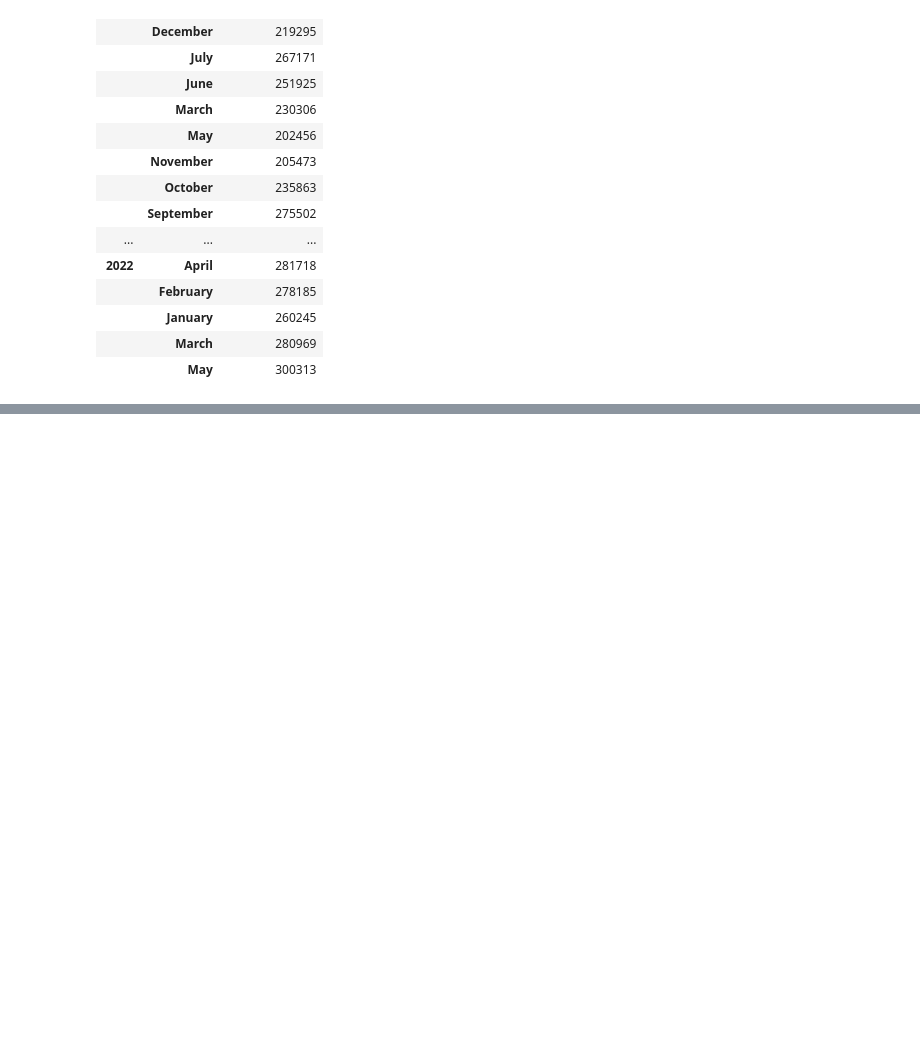
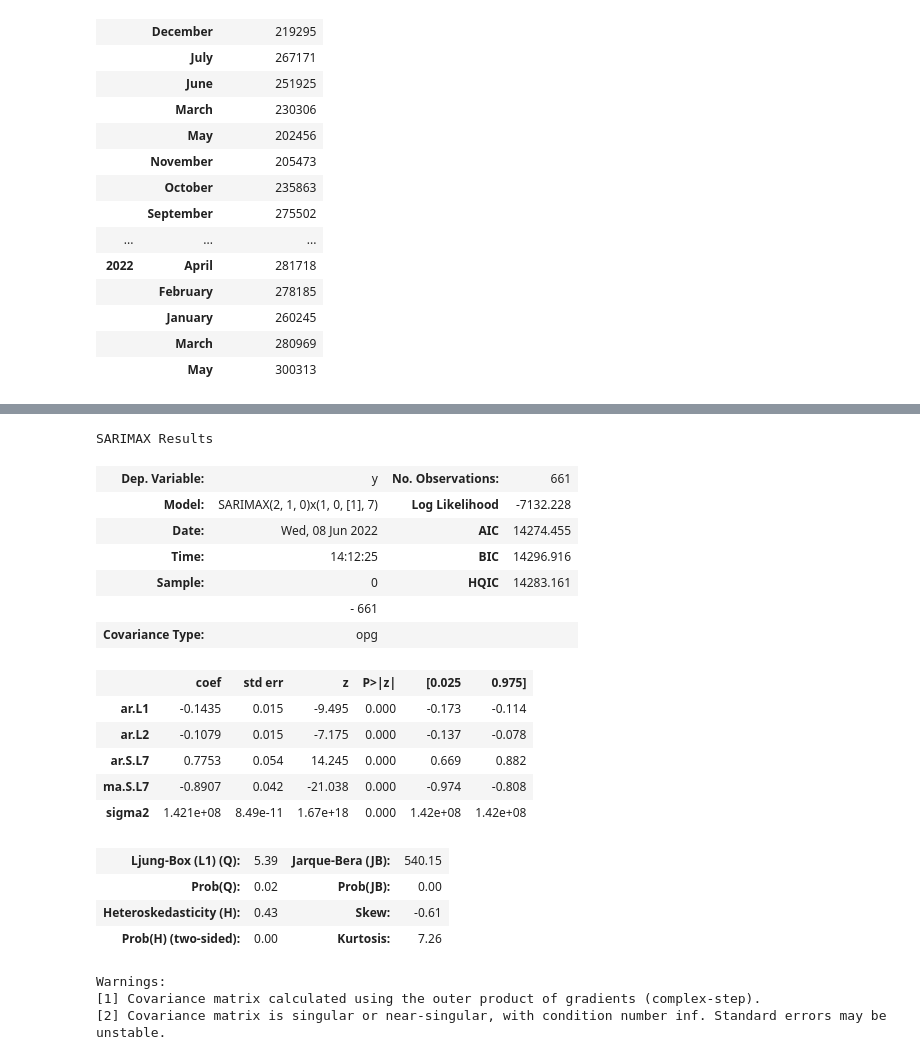
Before and after one commit to ravsheerRSA/Python_Training, a Jupyter notebook: training.ipynb, the cells around one changed output, grey strips where cells are left out. Drawn from its saved outputs; the diff is of its cells as text; code cells hidden in the pictures; blank space fills up the shorter version.

```diff
--- a/training.ipynb
+++ b/training.ipynb
@@ -921,0 +980,24 @@ df3
+# %%
+arima_model.summary()
+# %% [output]
+SARIMAX Results
+| Dep. Variable: | y | No. Observations: | 661 |
+| Model: | SARIMAX(2, 1, 0)x(1, 0, [1], 7) | Log Likelihood | -7132.228 |
+| Date: | Wed, 08 Jun 2022 | AIC | 14274.455 |
+| Time: | 14:12:25 | BIC | 14296.916 |
+| Sample: | 0 | HQIC | 14283.161 |
+|  | - 661 |  |  |
+| Covariance Type: | opg |  |  |
+|  | coef | std err | z | P>|z| | [0.025 | 0.975] |
+| ar.L1 | -0.1435 | 0.015 | -9.495 | 0.000 | -0.173 | -0.114 |
+| ar.L2 | -0.1079 | 0.015 | -7.175 | 0.000 | -0.137 | -0.078 |
+| ar.S.L7 | 0.7753 | 0.054 | 14.245 | 0.000 | 0.669 | 0.882 |
+| ma.S.L7 | -0.8907 | 0.042 | -21.038 | 0.000 | -0.974 | -0.808 |
+| sigma2 | 1.421e+08 | 8.49e-11 | 1.67e+18 | 0.000 | 1.42e+08 | 1.42e+08 |
+| Ljung-Box (L1) (Q): | 5.39 | Jarque-Bera (JB): | 540.15 |
+| Prob(Q): | 0.02 | Prob(JB): | 0.00 |
+| Heteroskedasticity (H): | 0.43 | Skew: | -0.61 |
+| Prob(H) (two-sided): | 0.00 | Kurtosis: | 7.26 |
+Warnings:
+[1] Covariance matrix calculated using the outer product of gradients (complex-step).
+[2] Covariance matrix is singular or near-singular, with condition number inf. Standard errors may be unstable.
```
Also changed, not shown: parts of 11 cells of this notebook.
